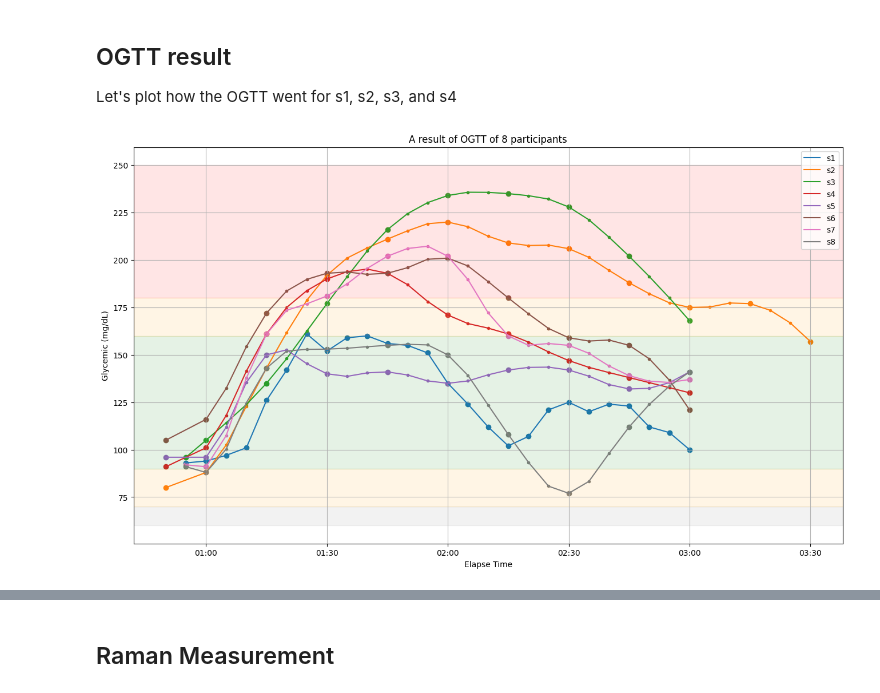
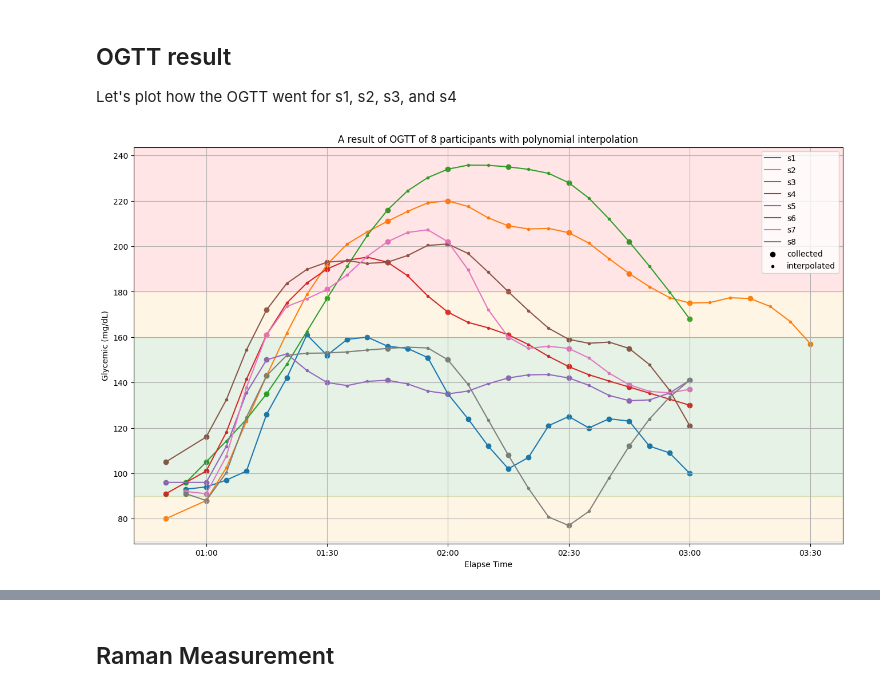
Before and after one commit to fizzyf0xy/Raman, a Jupyter notebook: python/20240327_pilot/ayalysis.ipynb, the cells around one changed output, grey strips where cells are left out. Cells and saved outputs as stored; diff of their text form; code cells hidden in the pictures.

```diff
--- a/python/20240327_pilot/ayalysis.ipynb
+++ b/python/20240327_pilot/ayalysis.ipynb
@@ -61,28 +63,36 @@ today = datetime.today().replace(hour=1, minute=0, second=0, microsecond=0)
 # %%
 fig, ax = plt.subplots(figsize=(16,9))
 color_list = list(colors.TABLEAU_COLORS.values())
+glucoses = []
 for index, (subj_id, data) in enumerate(zip(subj_ids, datas)):
     y = data.glucose
     x = y.index
     y = y.interpolate(method='polynomial', order=2)
+    glucoses += list(y)
     elapse = x - x[1]
     ax.scatter(elapse + today, y, c=color_list[index], marker='.')
     ax.scatter(elapse + today, data.glucose, c=color_list[index])
     ax.plot(elapse + today, y, label=subj_id, color=color_list[index])
+    # Update the interpolated data
+    data.glucose = y
 
 
-ax.set_title("A result of OGTT of 8 participants")
+ax.scatter(0,0, marker='o', label='collected', c='black')
+ax.scatter(0,0, marker='.', label='interpolated', c='black')
+ax.set_title("A result of OGTT of 8 participants with polynomial interpolation")
 ax.set_xlabel("Elapse Time")
 ax.set_ylabel("Glycemic (mg/dL)")
 axisx_format = mdates.DateFormatter('%H:%M')
 ax.xaxis.set_major_formatter(axisx_format)
 ax.axhspan(60,70, color='grey', alpha=0.1)
 ax.axhspan(70,90, color='orange', alpha=0.1)
 ax.axhspan(90,160, color='green', alpha=0.1)
 ax.axhspan(160,180, color='orange', alpha=0.1)
 ax.axhspan(180,250, color='red', alpha=0.1)
+ax.set_xlim(19820.029166666667, 19820.151388888888)
+ax.set_ylim(69.06326151551548, 243.6715081741749)
 ax.legend()
 ax.grid()
 plt.show()
 # %% [output]
-[figure, old version]
+[figure, new version]
```
Also changed, not shown: parts of 8 cells of this notebook, 2 other files.
